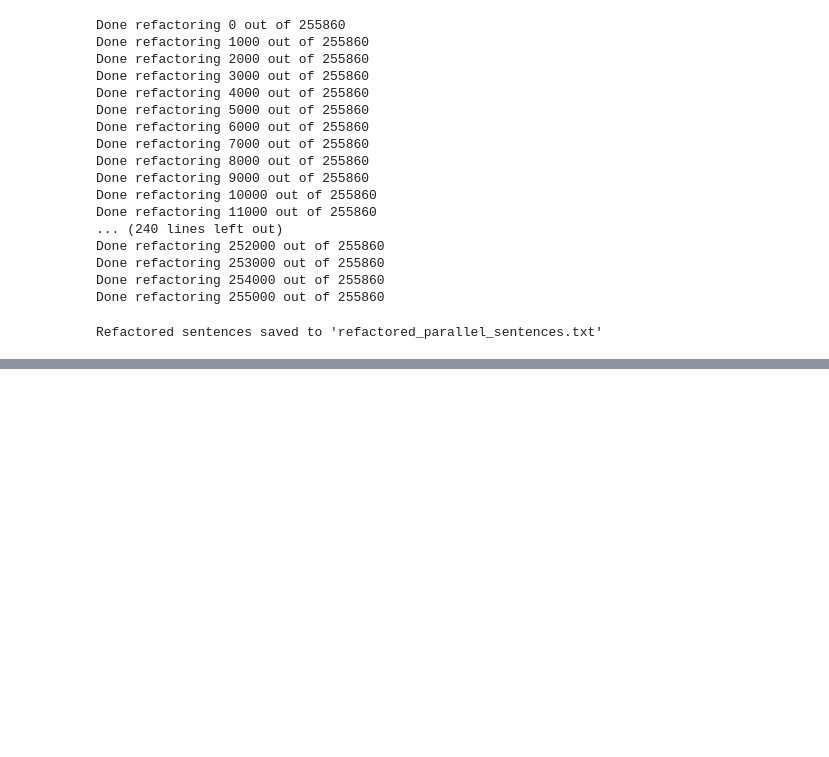
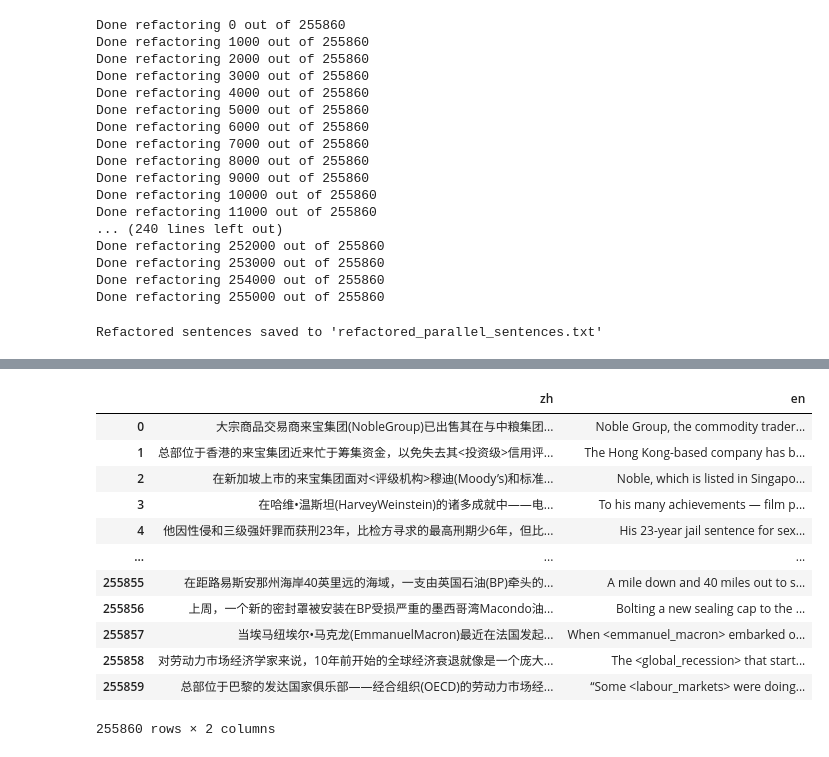
Before and after one commit to zzalexq/csci-444-project, a Jupyter notebook: train.ipynb, the cells around one changed output, grey strips where cells are left out. Drawn from its saved outputs; the diff is of its cells as text; code cells hidden in the pictures; blank space fills up the shorter version.

```diff
--- a/train.ipynb
+++ b/train.ipynb
@@ -612,0 +464,19 @@ TypeError: list indices must be integers or slices, not list
+# %%
+dataset = './training_data.csv'
+dataset1 = pd.read_csv(dataset)
+# %%
+dataset1
+# %% [output]
+|  | zh | en |
+| 0 | 大宗商品交易商来宝集团(NobleGroup)已出售其在与中粮集团... | Noble Group, the commodity trader... |
+| 1 | 总部位于香港的来宝集团近来忙于筹集资金，以免失去其<投资级>信用评... | The Hong Kong-based company has b... |
+| 2 | 在新加坡上市的来宝集团面对<评级机构>穆迪(Moody’s)和标准... | Noble, which is listed in Singapo... |
+| 3 | 在哈维•温斯坦(HarveyWeinstein)的诸多成就中——电... | To his many achievements — film p... |
+| 4 | 他因性侵和三级强奸罪而获刑23年，比检方寻求的最高刑期少6年，但比... | His 23-year jail sentence for sex... |
+| ... | ... | ... |
+| 255855 | 在距路易斯安那州海岸40英里远的海域，一支由英国石油(BP)牵头的... | A mile down and 40 miles out to s... |
+| 255856 | 上周，一个新的密封罩被安装在BP受损严重的墨西哥湾Macondo油... | Bolting a new sealing cap to the ... |
+| 255857 | 当埃马纽埃尔•马克龙(EmmanuelMacron)最近在法国发起... | When <emmanuel_macron> embarked o... |
+| 255858 | 对劳动力市场经济学家来说，10年前开始的全球经济衰退就像是一个庞大... | The <global_recession> that start... |
+| 255859 | 总部位于巴黎的发达国家俱乐部——经合组织(OECD)的劳动力市场经... | “Some <labour_markets> were doing... |
+255860 rows × 2 columns
```
Also changed, not shown: parts of 18 cells of this notebook, 1 other file.
